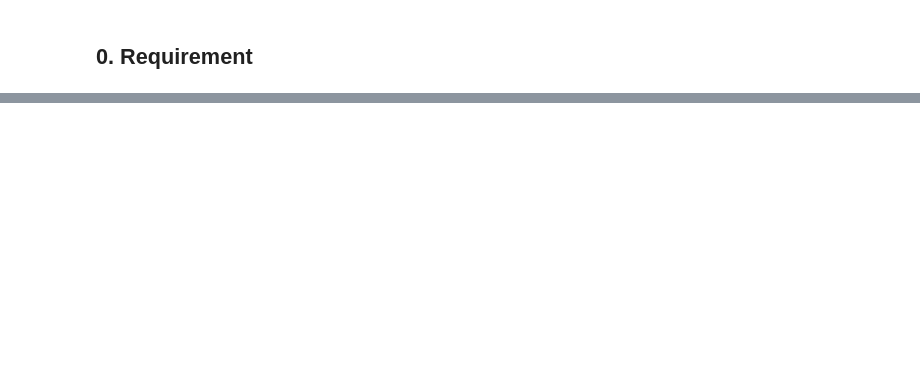
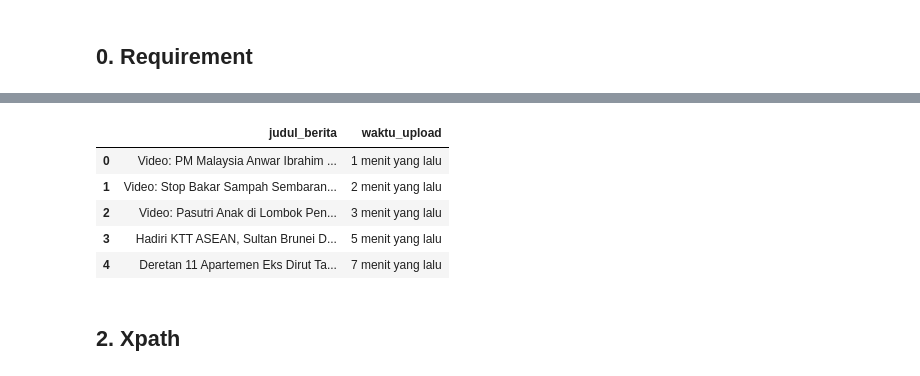
Before and after one commit to calvinrev/iprakom-scraping-sentiment, a Jupyter notebook: 0.Web_scraping_101.ipynb, the cells around one changed output, grey strips where cells are left out. Drawn from its saved outputs; the diff is of its cells as text; code cells hidden in the pictures; blank space fills up the shorter version.

```diff
--- a/0.Web_scraping_101.ipynb
+++ b/0.Web_scraping_101.ipynb
@@ -148,13 +2,0 @@ def scrape_detik_satu(url):
-# %%
-import pandas as pd
-
-berita = []
-for url in artikel_urls[:10]:  # batasi dulu misalnya 10
-    try:
-        hasil = scrape_detik_satu(url)
-        berita.append(hasil)
-    except Exception as e:
-        print("Gagal:", url, e)
-
-df = pd.DataFrame(berita)
-df
@@ -378,0 +31,9 @@ def
+# %%
+## check if there is a response, if it's 200, we are good to go
+s = requests.Session()
+url = 'https://news.detik.com/'
+headers = {
+    'User-Agent': 'Mozilla/5.0 (Windows NT 10.0; Win64; x64) AppleWebKit/537.36 (KHTML, like Gecko) Chrome/125.0.0.0 Safari/537.36'
+}
+response = s.get(url, headers=headers, timeout=1)
+print(response.status_code)
@@ -378,0 +107,17 @@ def
+# %%
+beritas = soup.find_all('div', class_="media__text")
+hasil = []
+
+for berita in beritas:
+    title = berita.find('div', class_="replace_title")
+    upload = berita.find('div', class_="media__date")
+    if title and upload:
+        hasil.append({
+            "judul_berita": title.get_text(strip=True),
+            "waktu_upload": upload.get_text(strip=True)
+        }
+        if title and upload else None
+        )
+
+df = pd.DataFrame(hasil)
+df.info()
@@ -378,0 +134,11 @@ def
+# %%
+df.head()
+# %% [output]
+|  | judul_berita | waktu_upload |
+| 0 | Video: PM Malaysia Anwar Ibrahim ... | 1 menit yang lalu |
+| 1 | Video: Stop Bakar Sampah Sembaran... | 2 menit yang lalu |
+| 2 | Video: Pasutri Anak di Lombok Pen... | 3 menit yang lalu |
+| 3 | Hadiri KTT ASEAN, Sultan Brunei D... | 5 menit yang lalu |
+| 4 | Deretan 11 Apartemen Eks Dirut Ta... | 7 menit yang lalu |
+# %% [markdown]
+## 2. Xpath
```
Also changed, not shown: parts of 41 cells of this notebook, 7 other files.
